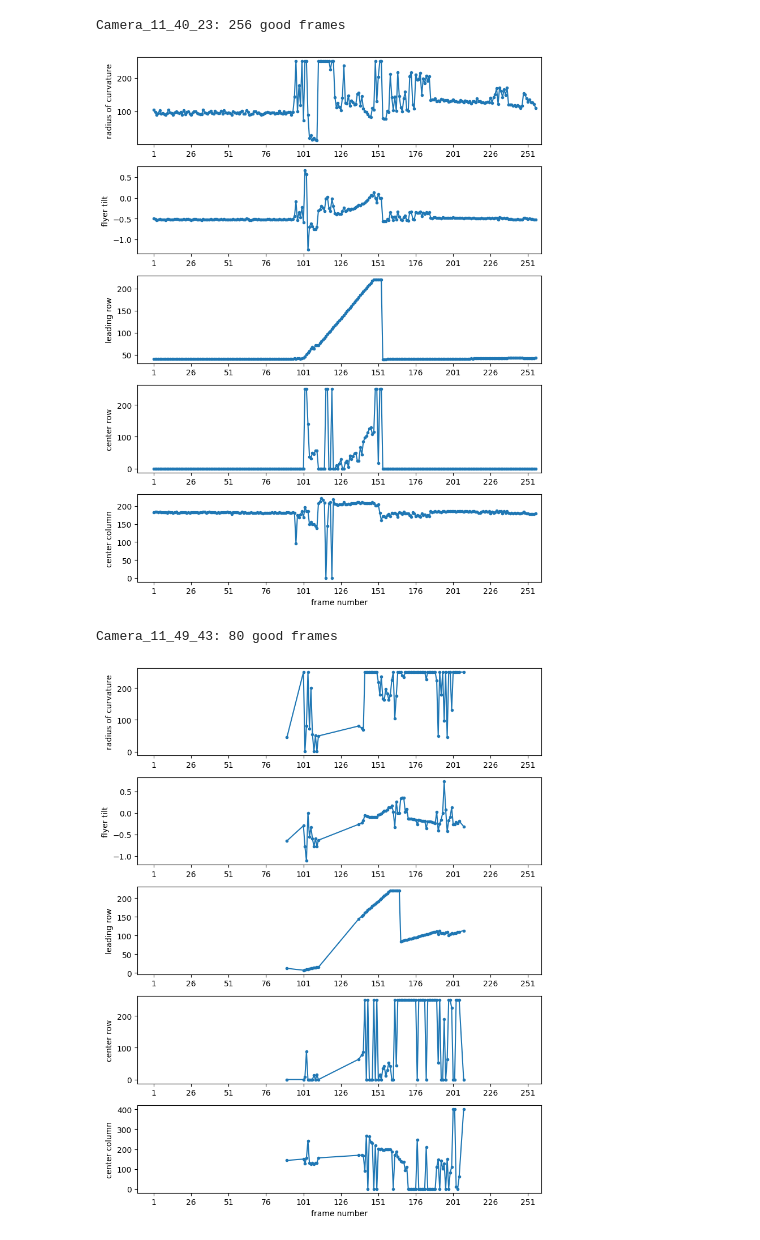
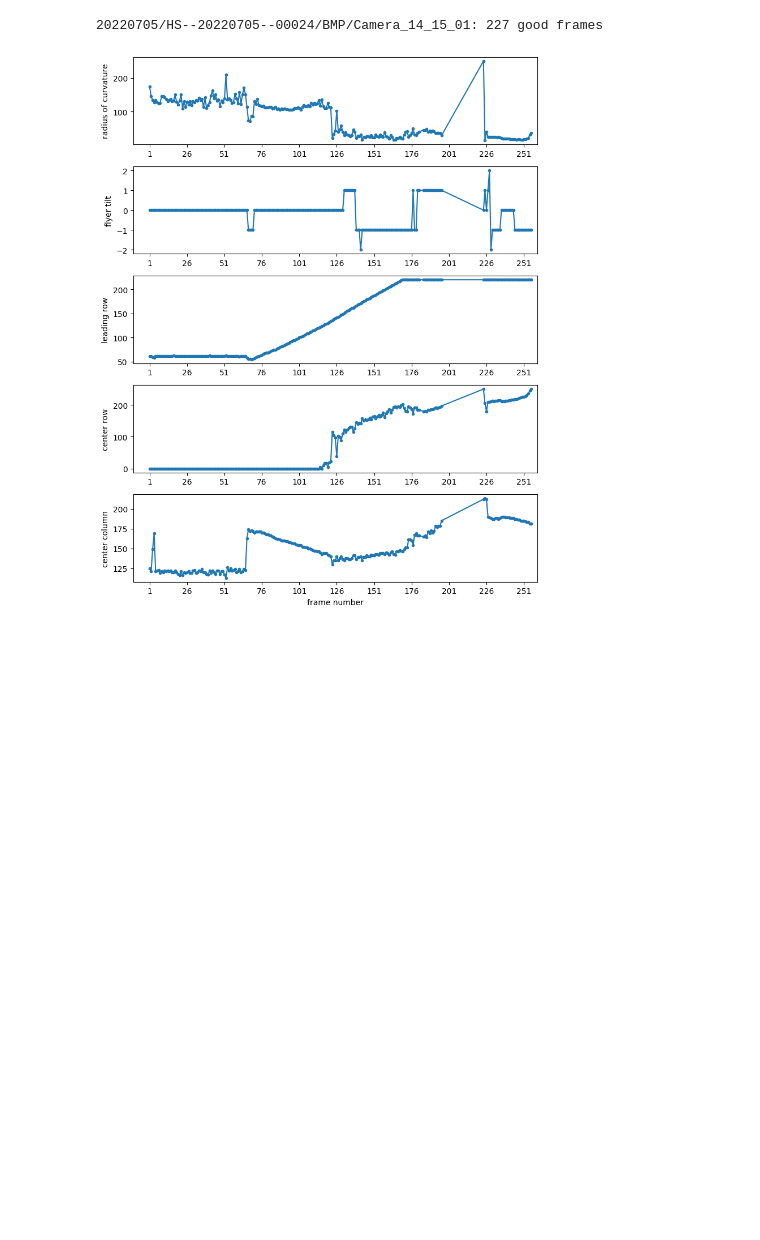
Before and after one commit to openmsi/flyer-analysis, a Jupyter notebook: notebooks/example_analysis.ipynb, the cells around one changed output. Saved outputs shown, nothing was run; the diff lists cells and outputs as text; code cells hidden in the pictures; blank space fills up the shorter version.

```diff
--- a/notebooks/example_analysis.ipynb
+++ b/notebooks/example_analysis.ipynb
@@ -16,7 +16,7 @@ with Session() as session :
     rel_filepaths = session.scalars(select(FlyerAnalysisEntry.rel_filepath)).all()
 video_folders = set()
 for rel_filepath in rel_filepaths :
-    video_folders.add(rel_filepath.split('/')[0])
+    video_folders.add('/'.join(rel_filepath.split('/')[:-1]))
 for video_folder in video_folders :
     print(video_folder)
 # %% [output]
@@ -34,5 +40,7 @@ Camera_17_15_49
 # %%
 for video_folder in video_folders :
+    if video_folder!='20220705/HS--20220705--00024/BMP/Camera_14_15_01' :
+        continue
     with Session() as session :
         stmt = select(FlyerAnalysisEntry).where(FlyerAnalysisEntry.rel_filepath.startswith(video_folder))
         video_results = session.scalars(stmt.order_by(FlyerAnalysisEntry.rel_filepath)).all()
@@ -49,35 +57,33 @@ for video_folder in video_folders :
     center_columns = []
     for result in video_results :
         if result.exit_code!=0 :
             continue
-        frame_number = int(result.rel_filepath.split('/')[1].split('_')[-1][:-len('.bmp')])
+        frame_number = int(result.rel_filepath.split('/')[-1].split('_')[-1][:-len('.bmp')])
         frame_numbers.append(frame_number)
         radii.append(result.radius if result.radius<=250. else 250.)
         tilts.append(result.tilt)
         leading_rows.append(result.leading_row)
         center_rows.append(max(0,min(250,result.center_row)))
         center_columns.append(max(0,min(400,result.center_column)))
     f,ax = plt.subplots(5,1,figsize=(8.,10.))
     for axs in ax :
         axs.set_xlim((-10,260))
         axs.set_xticks(list(range(1,256,25)))
         axs.set_xticklabels(list(range(1,256,25)))
     kwargs = {'marker':'.'}
     ax[0].plot(frame_numbers,radii,**kwargs)
     ax[0].set_ylabel('radius of curvature')
     ax[1].plot(frame_numbers,tilts,**kwargs)
     ax[1].set_ylabel('flyer tilt')
     ax[2].plot(frame_numbers,leading_rows,**kwargs)
     ax[2].set_ylabel('leading row')
     ax[3].plot(frame_numbers,center_rows,**kwargs)
     ax[3].set_ylabel('center row')
     ax[4].plot(frame_numbers,center_columns,**kwargs)
     ax[4].set_ylabel('center column')
     ax[4].set_xlabel('frame number')
     f.tight_layout()
     plt.show()
 # %% [output]
-Camera_11_40_23: 256 good frames
+20220705/HS--20220705--00024/BMP/Camera_14_15_01: 227 good frames
-[figure, old version]
+[figure, new version]
-Camera_11_49_43: 80 good frames
-[figure, removed]
```
Also changed, not shown: parts of 3 cells of this notebook.
